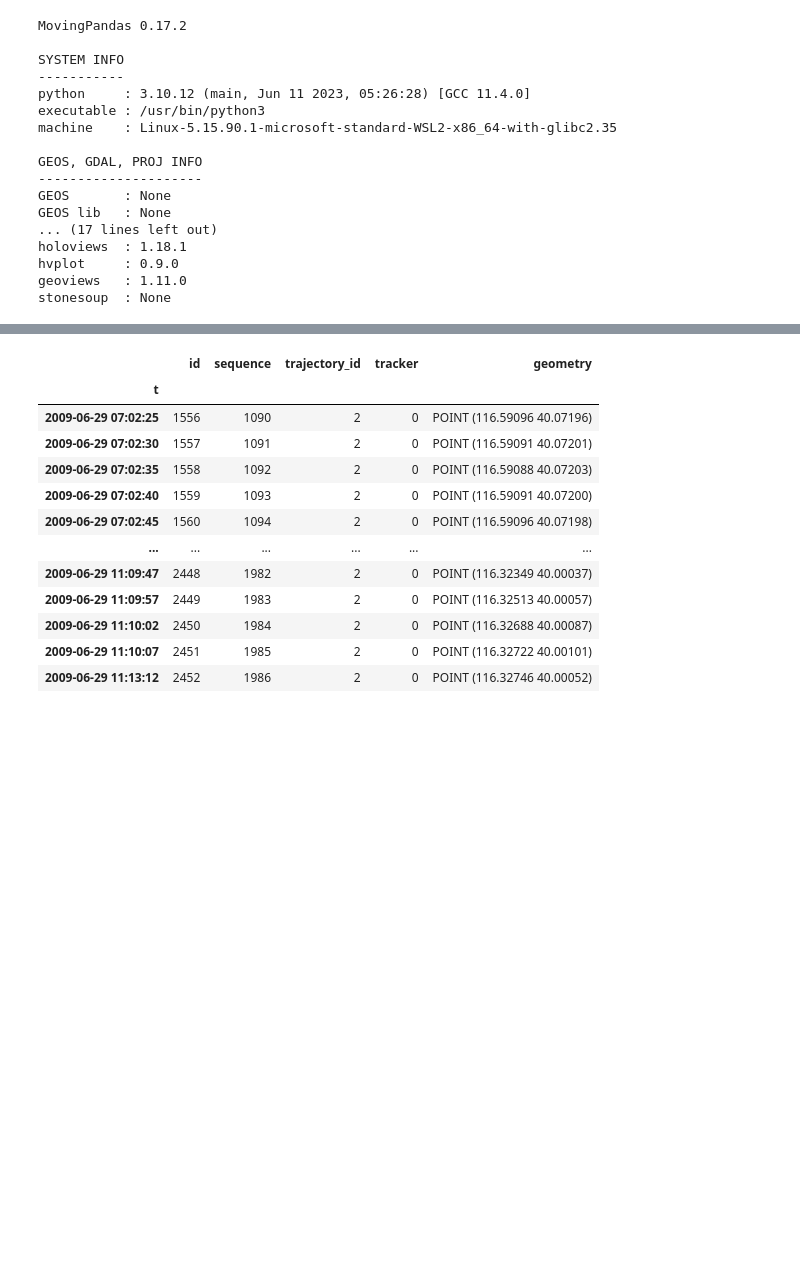
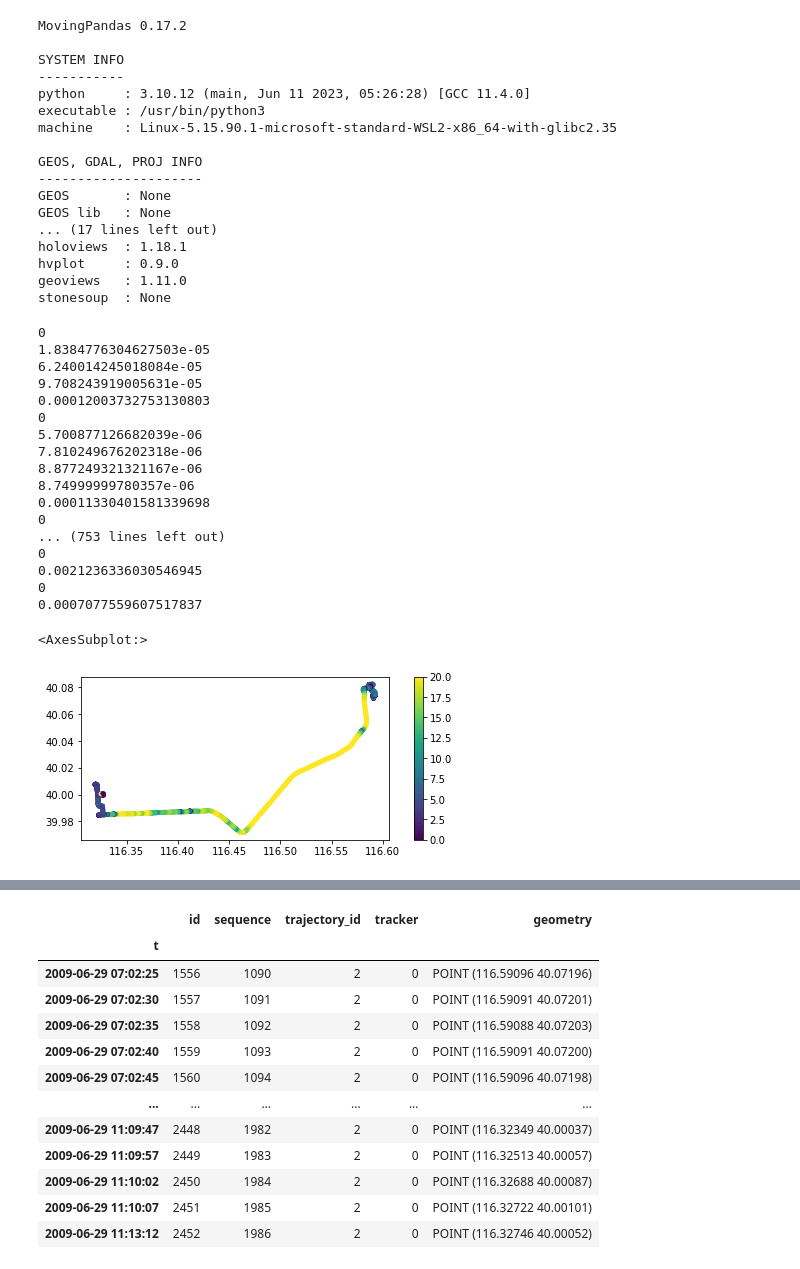
Before and after one commit to sajouaou/line-simplification-algorithm-for-mobility-data, a Jupyter notebook: Code/simplification.ipynb, the cells around one changed output, grey strips where cells are left out. Drawn from its saved outputs; the diff is of its cells as text; code cells hidden in the pictures; blank space fills up the shorter version.

```diff
--- a/Code/simplification.ipynb
+++ b/Code/simplification.ipynb
@@ -153,3 +152,29 @@ holoviews  : 1.18.1
 hvplot     : 0.9.0
 geoviews   : 1.11.0
 stonesoup  : None
+# %%
+stream.i = 0
+generalizer = SlidingWindowGeneralizer(stream)
+
+wd_generalized  =generalizer.generalize(0.0001,200)
+wd_generalized.plot(column='speed', vmax=20, **plot_defaults)
+# %% [output]
+0
+1.8384776304627503e-05
+6.240014245018084e-05
+9.708243919005631e-05
+0.00012003732753130803
+0
+5.700877126682039e-06
+7.810249676202318e-06
+8.877249321321167e-06
+8.74999999780357e-06
+0.00011330401581339698
+0
+... (753 lines left out)
+0
+0.0021236336030546945
+0
+0.0007077559607517837
+<AxesSubplot:>
+[figure, added]
```
Also changed, not shown: parts of 2 cells of this notebook, 20 other files.
